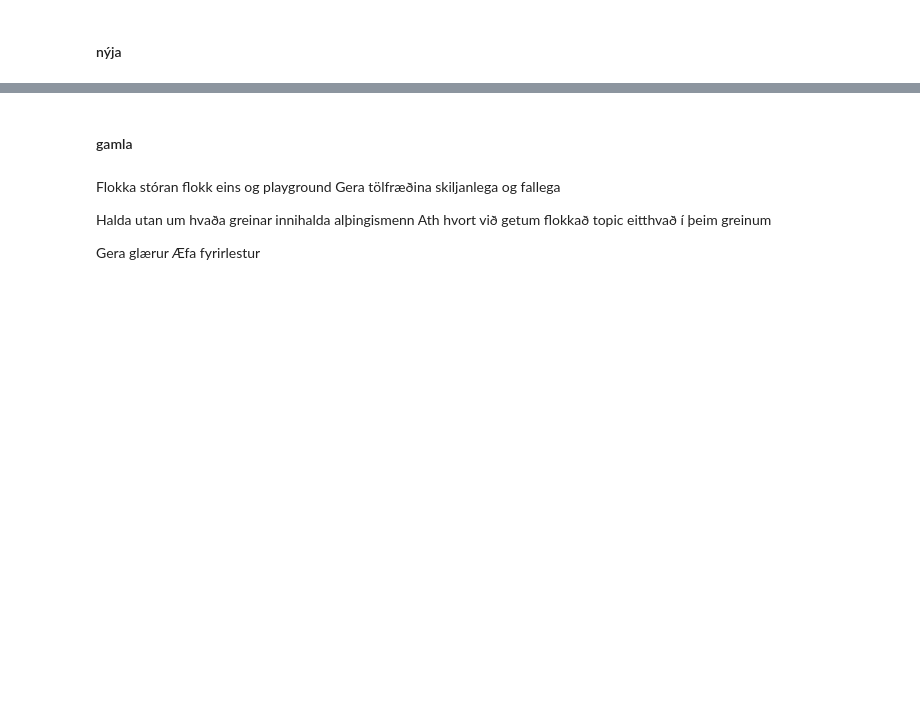
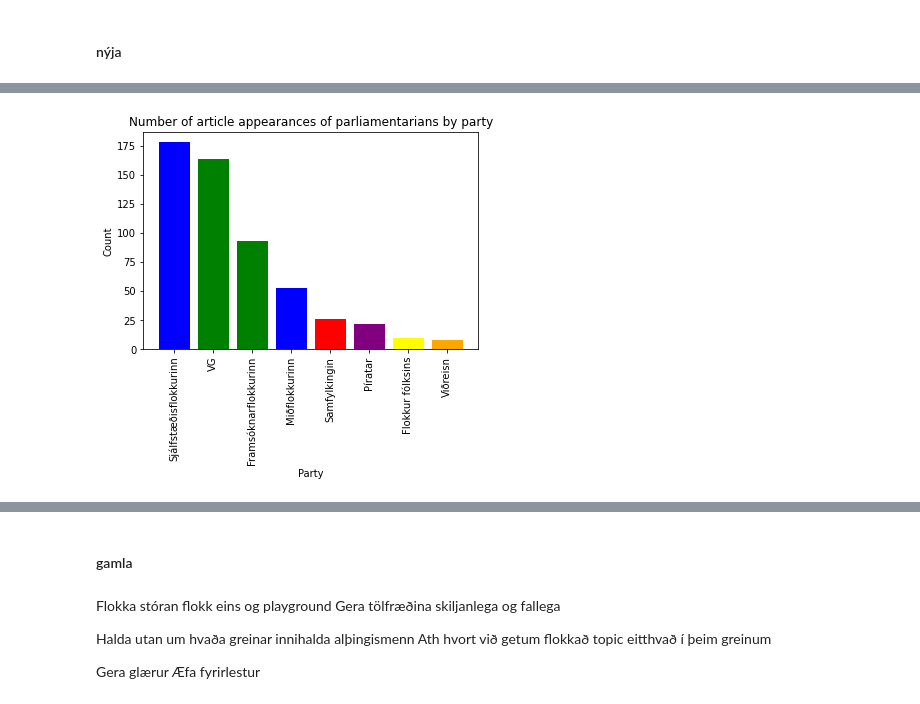
Before and after one commit to eliasbe/Maltaekni-natturuvernd, a Jupyter notebook: VinnubokEBE.ipynb, the cells around one changed output, grey strips where cells are left out. Cells and saved outputs as stored; diff of their text form; code cells hidden in the pictures; blank space fills up the shorter version.

```diff
--- a/VinnubokEBE.ipynb
+++ b/VinnubokEBE.ipynb
@@ -956,0 +964,17 @@ incl_id_stat = id_to_pd(incl_idx_stats)
+# %%
+def plot_flokk(bok, save=None, color=False):
+    if color:
+        colors = list()
+        for key in bok.keys():
+            colors.append(party_color[key])
+        bars = plt.bar(bok.keys(), bok.values(), color=colors)
+    else:
+        bars = plt.bar(bok.keys(), bok.values())
+    #print(bars.label)
+    plt.xticks(rotation=90)
+    plt.title("Number of article appearances of parliamentarians by party")
+    plt.xlabel("Party")
+    plt.ylabel("Count")
+    if save:
+        plt.savefig("./pics/" + save + ".jpeg", bbox_inches="tight")
+    plt.show()
@@ -965,5 +1009,0 @@ incl_mem_stat.plot.barh(x="member", y="count")
-# %%
-mem_stat = mem_to_pd(member_stats, current_member_party)
-id_stat = id_to_pd(idx_stats)
-mem_stat.sort_values(by=['count'], inplace=True)
-mem_stat.plot.barh(x="member", y="count")
@@ -984,0 +1028,19 @@ plot_flokk(flokkar_count)
+# %%
+def top_flokk(df, save=None, color=False):
+    from collections import defaultdict
+    flokkar_count = defaultdict(int)
+    for i in df.index:
+        parties = df.loc[i]["party"]
+        if isinstance(parties, str):
+            flokkar_count[parties] += df.loc[i]["count"]
+        else:
+            for p in parties:
+                flokkar_count[p] += df.loc[i]["count"]
+
+    flokkar_count = sort_dict(flokkar_count)
+
+    plot_flokk(flokkar_count, save, color)
+# %%
+top_flokk(mem_stat, "7000_parties.jpeg", color=True)
+# %% [output]
+[figure, added]
```
Also changed, not shown: parts of 27 cells of this notebook, 19 other files.
